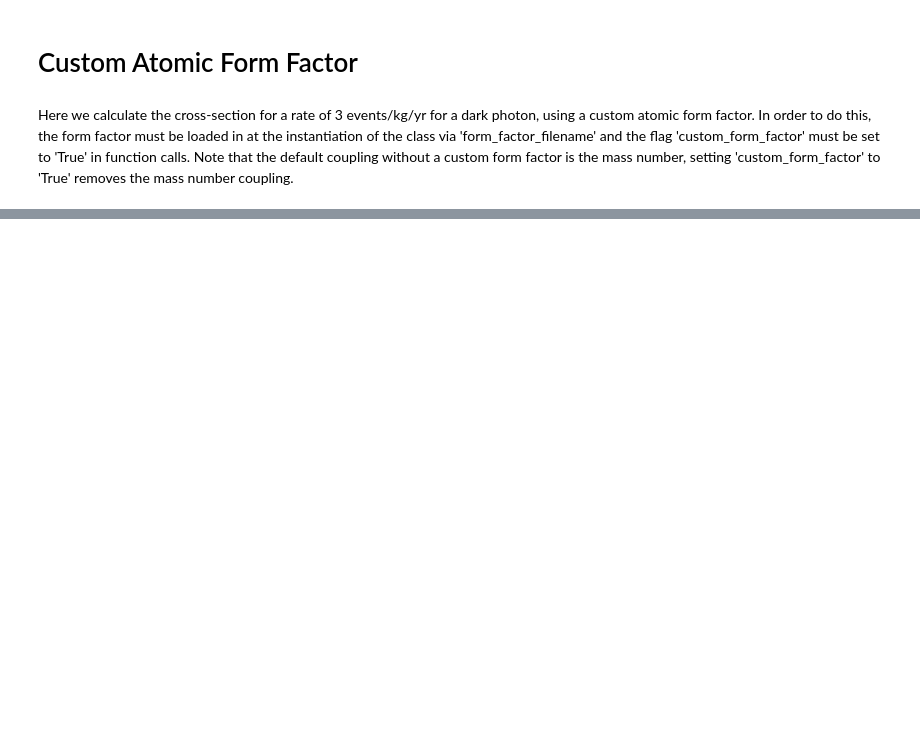
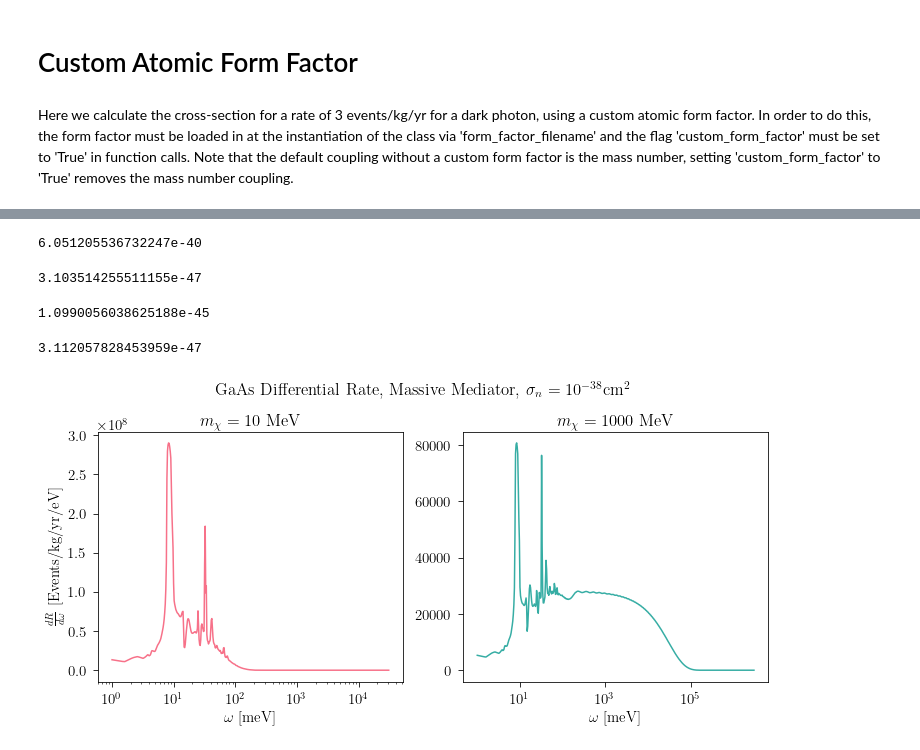
Before and after one commit to tongylin/DarkELF, a Jupyter notebook: examples/darkelf_multiphonons.ipynb, the cells around one changed output, grey strips where cells are left out. Saved outputs shown, nothing was run; the diff lists cells and outputs as text; code cells hidden in the pictures; blank space fills up the shorter version.

Commit message:
small integration range fixes

```diff
--- a/examples/darkelf_multiphonons.ipynb
+++ b/examples/darkelf_multiphonons.ipynb
@@ -296 +291,69 @@ Points 35 to 39 took 70.12391996383667 seconds to calculate
 [figure]
+# %%
+gaas.sigma_nucleon(1.9755e4, 1e-3, mediator='massless')
+# %% [output]
+6.051205536732247e-40
+# %%
+gaas.sigma_nucleon(1e9, 1e-3, mediator='massless')
+# %% [output]
+3.103514255511155e-47
+# %%
+gaas.sigma_nucleon(1e8, 1e-3, mediator='massless')
+# %% [output]
+1.0990056038625188e-45
+# %%
+gaas.sigma_nucleon(1e9, 1e-3, mediator='massless')
+# %% [output]
+3.112057828453959e-47
+# %%
+import seaborn as sns
+
+mdm1 = 3e7
+mdm2 = 1e9
+
+omegarange1 = np.logspace(np.log10(1e-3), np.log10((1/2)*1e7*(gaas.vesc + gaas.veavg)**2), 500)
+omegarange2 = np.logspace(np.log10(1e-3), np.log10((1/2)*1e9*(gaas.vesc + gaas.veavg)**2), 500)
+
+dr_domega1 = [gaas.dR_domega_multiphonons(mdm1, omega, mediator='massive') for omega in omegarange1]
+dr_domega2 = [gaas.dR_domega_multiphonons(mdm2, omega, mediator='massive') for omega in omegarange2]
+
+colors = sns.color_palette("husl", 2)
+
+fig, (ax1, ax2) = plt.subplots(1, 2, figsize=(12, 4.6))
+
+ax1.plot(omegarange1*1e3, dr_domega1, color=colors[0])
+ax2.plot(omegarange2*1e3, dr_domega2, color=colors[1])
+
+
+ax1.set_xlabel(r'$\omega \ [\mathrm{meV}]$',fontsize=15)
+ax2.set_xlabel(r'$\omega \ [\mathrm{meV}]$',fontsize=15)
+ax1.set_ylabel(r'$\frac{dR}{d\omega} \ [\mathrm{Events}/\mathrm{kg}/\mathrm{yr}/\mathrm{eV}]$',fontsize=15)
+
+
+ax1.set_title(r'$m_\chi = 10$ MeV')
+ax2.set_title(r'$m_\chi = 1000$ MeV')
+
+#ax1.set_xlim([0,200])
+#ax2.set_xlim([0,200])
+
+#ax1.set_ylim([0,4e8])
+#ax2.set_ylim([0,2.5e7])
+
+ax1.set_xscale('log')
+ax2.set_xscale('log')
+
+#xtick_major = [50*n for n in range(5)]
+#ytick_major = [1e8*n for n in range(5)]
+#ax1.set_yticks(ytick_major)
+
+#ax1.set_xticks(xtick_major)
+#ax2.set_xticks(xtick_major)
+
+#ytick_major = [0.5e7*n for n in range(6)]
+#ax2.set_yticks(ytick_major)
+
+plt.suptitle(r'GaAs Differential Rate, Massive Mediator, $\sigma_n = 10^{-38} \mathrm{cm}^2$', y=1.03)
+
+plt.show()
+# %% [output]
+[figure, added]
```
Also changed, not shown: parts of 5 cells of this notebook, 2 other files.
